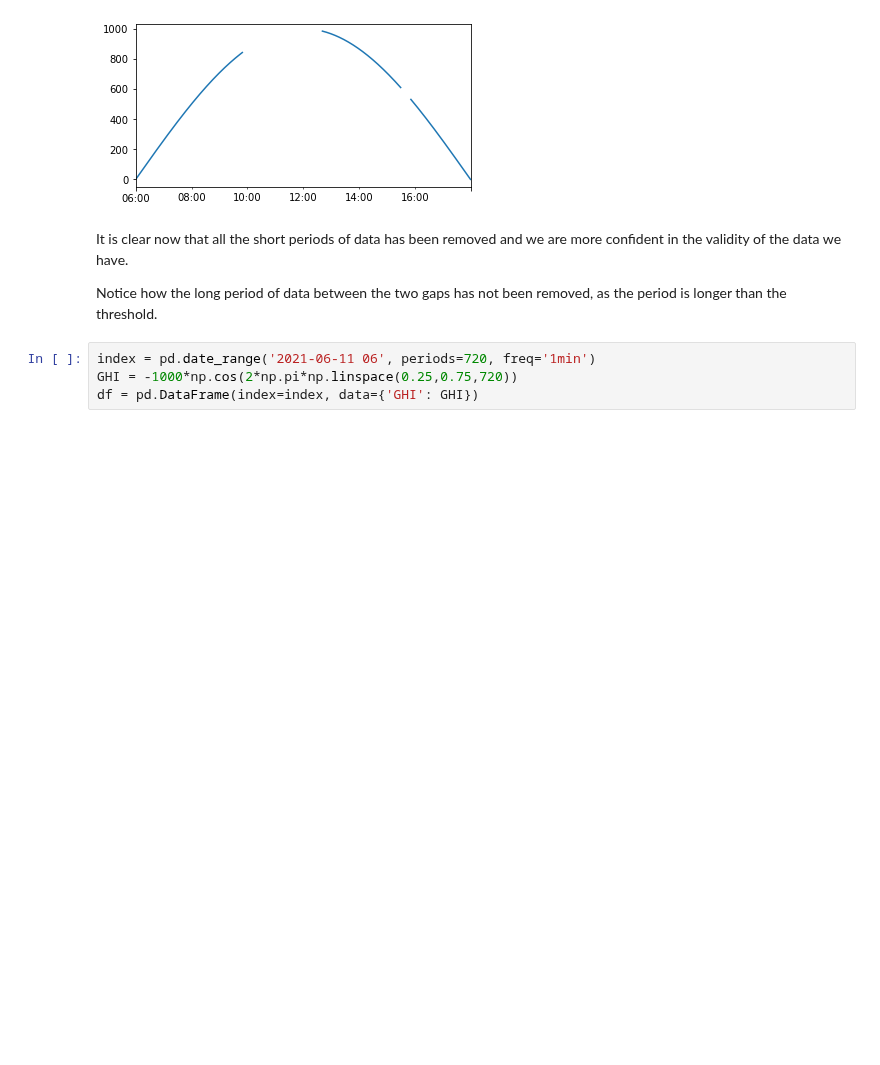
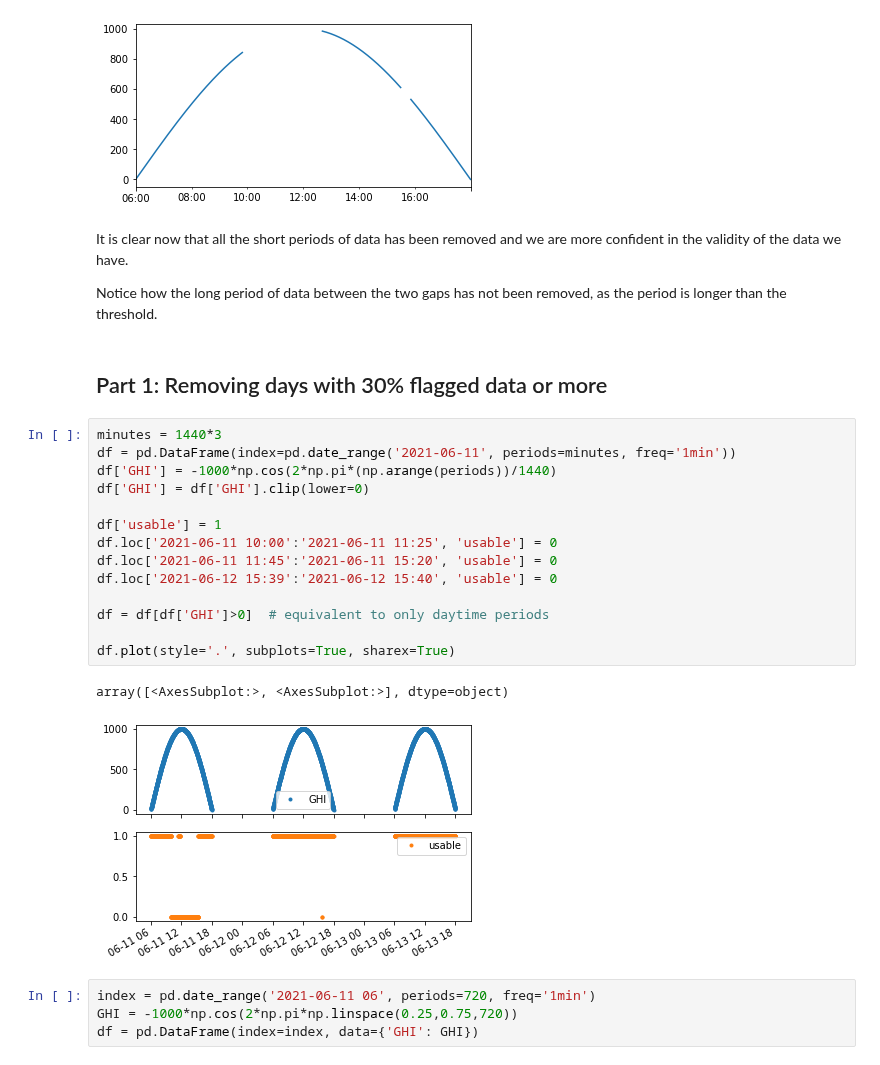
Before and after one commit to AdamRJensen/adamrjensen.github.io, a Jupyter notebook: posts/remove_data_islands.ipynb, the cells around one changed output. Cells and saved outputs as stored; diff of their text form; blank space fills up the shorter version.

```diff
--- a/posts/remove_data_islands.ipynb
+++ b/posts/remove_data_islands.ipynb
@@ -72,6 +72,25 @@ df['GHI'].plot(figsize=(6,3))
 It is clear now that all the short periods of data has been removed and we are more confident in the validity of the data we have.
 
 Notice how the long period of data between the two gaps has not been removed, as the period is longer than the threshold.
+# %% [markdown]
+## Part 1: Removing days with 30% flagged data or more
+# %%
+minutes = 1440*3
+df = pd.DataFrame(index=pd.date_range('2021-06-11', periods=minutes, freq='1min'))
+df['GHI'] = -1000*np.cos(2*np.pi*(np.arange(periods))/1440)
+df['GHI'] = df['GHI'].clip(lower=0)
+
+df['usable'] = 1
+df.loc['2021-06-11 10:00':'2021-06-11 11:25', 'usable'] = 0
+df.loc['2021-06-11 11:45':'2021-06-11 15:20', 'usable'] = 0
+df.loc['2021-06-12 15:39':'2021-06-12 15:40', 'usable'] = 0
+
+df = df[df['GHI']>0]  # equivalent to only daytime periods
+
+df.plot(style='.', subplots=True, sharex=True)
+# %% [output]
+array([<AxesSubplot:>, <AxesSubplot:>], dtype=object)
+[figure, added]
 # %%
 index = pd.date_range('2021-06-11 06', periods=720, freq='1min')
 GHI = -1000*np.cos(2*np.pi*np.linspace(0.25,0.75,720))
```
